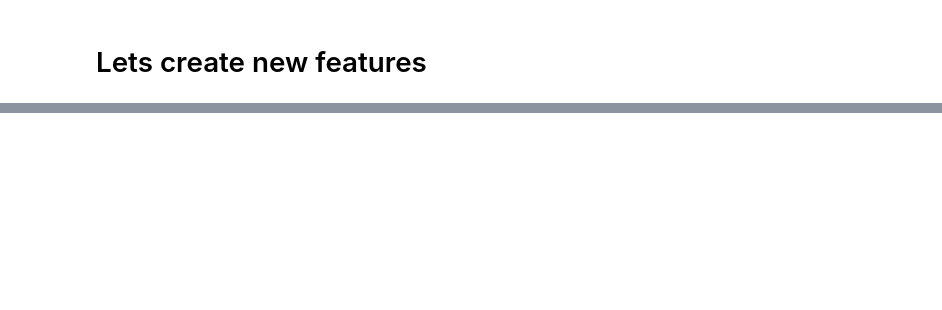
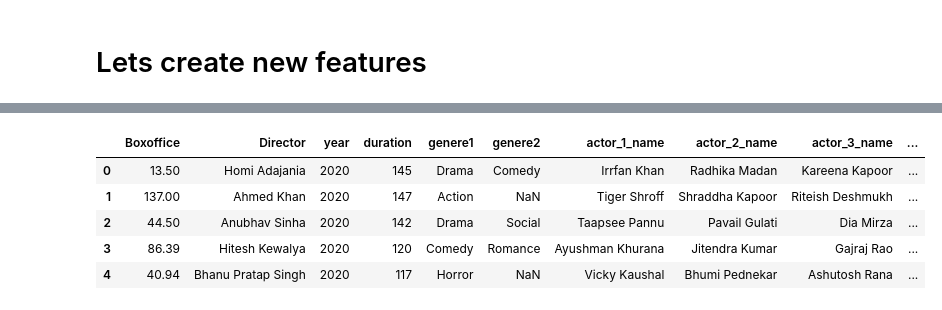
Before and after one commit to TusharNautiyal-web/movie_predictor_with_pyscript, a Jupyter notebook: Movie Predictor .ipynb, the cells around one changed output, grey strips where cells are left out. Drawn from its saved outputs; the diff is of its cells as text; code cells hidden in the pictures; blank space fills up the shorter version.

```diff
--- a/Movie Predictor .ipynb
+++ b/Movie Predictor .ipynb
@@ -259,3 +255,12 @@ df2.head() # As you can see we have features like country and language which are
 # %%
 df1['country'] = 'IN'
 df1['language'] = 'Hindi'
+# %%
+df1.head() #Bollywood Dataset
+# %% [output]
+|  | Boxoffice | Director | year | duration | genere1 | genere2 | actor_1_name | actor_2_name | actor_3_name | ... |
+| 0 | 13.50 | Homi Adajania | 2020 | 145 | Drama | Comedy | Irrfan Khan | Radhika Madan | Kareena Kapoor | ... |
+| 1 | 137.00 | Ahmed Khan | 2020 | 147 | Action | NaN | Tiger Shroff | Shraddha Kapoor | Riteish Deshmukh | ... |
+| 2 | 44.50 | Anubhav Sinha | 2020 | 142 | Drama | Social | Taapsee Pannu | Pavail Gulati | Dia Mirza | ... |
+| 3 | 86.39 | Hitesh Kewalya | 2020 | 120 | Comedy | Romance | Ayushman Khurana | Jitendra Kumar | Gajraj Rao | ... |
+| 4 | 40.94 | Bhanu Pratap Singh | 2020 | 117 | Horror | NaN | Vicky Kaushal | Bhumi Pednekar | Ashutosh Rana | ... |
```
Also changed, not shown: parts of 4 cells of this notebook.
